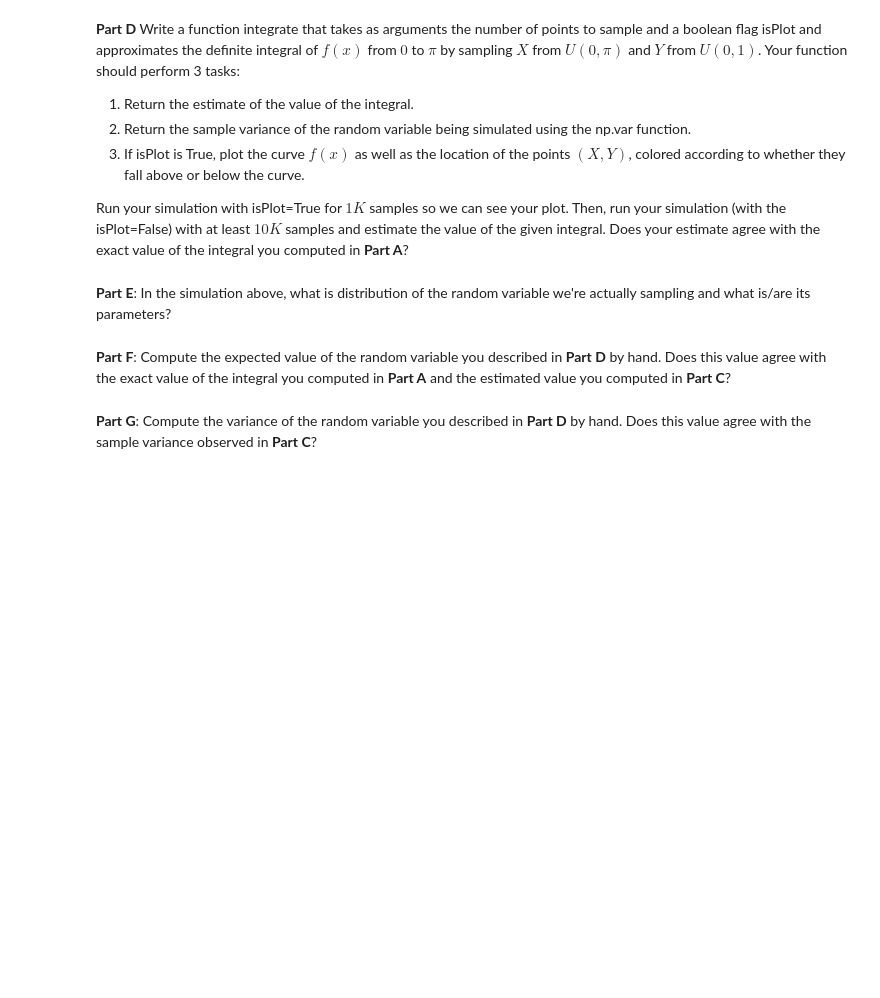
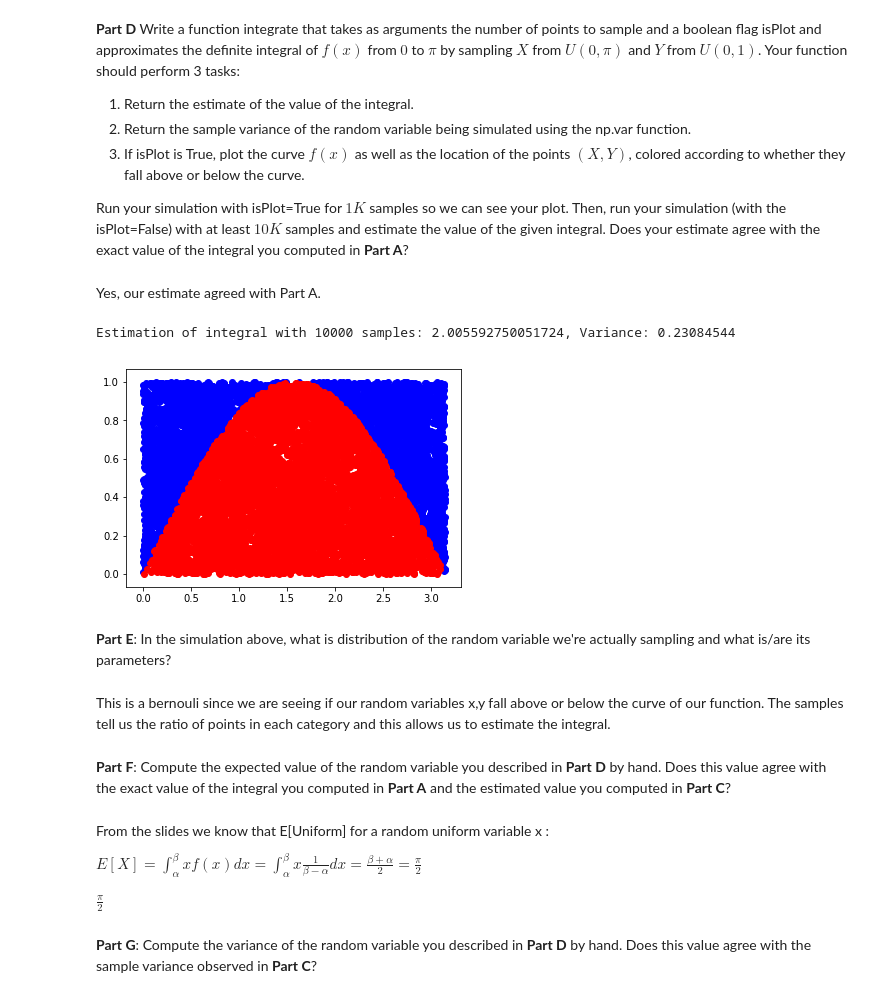
Before and after one commit to kicksent/csci3022-Trierweiler, a Jupyter notebook: homework/homework4/hmwk04_Lastname_Firstname.ipynb, the cells around one changed output. Saved outputs shown, nothing was run; the diff lists cells and outputs as text; code cells hidden in the pictures; blank space fills up the shorter version.

```diff
--- a/homework/homework4/hmwk04_Lastname_Firstname.ipynb
+++ b/homework/homework4/hmwk04_Lastname_Firstname.ipynb
@@ -44,16 +74,41 @@ $F(x) = -cos(pi) - (-cos(0)) = 2$
 4. If isPlot is True, plot the curve $f(x)$ as well as the location of the points $(X,Y)$, colored according to whether they fall above or below the curve.
 
 Run your simulation with isPlot=True for $1K$ samples so we can see your plot. Then, run your simulation (with the isPlot=False) with at least $10K$ samples and estimate the value of the given integral.  Does your estimate agree with the exact value of the integral you computed in **Part A**?
-# %%
-def integrate(num_samples=int(1e2), isPlot=False):
-    # TO DO
-    estimate = 1.0
-    sample_var = 1.0
-    return estimate, sample_var
+# %% [markdown]
+Yes, our estimate agreed with Part A.
+# %%
+def integrate(num_samples=int(10000), isPlot=False):
+    x = np.array([np.random.uniform(0,np.pi) for i in range(num_samples)])
+    #x = np.random.uniform(0,np.pi)
+    y = np.array([np.random.uniform(0,1) for i in range(num_samples)])
+    bluex = np.extract(y > np.sin(x), x)
+    bluey = np.extract(y > np.sin(x), y)
+    redx = np.extract(y <= np.sin(x), x)
+    redy = np.extract(y <= np.sin(x), y)
+    if(isPlot == True):
+        plt.scatter(bluex,bluey, color="blue")
+        plt.scatter(redx,redy, color = "red")
+    estimate = np.pi * len(redx)/len(x)
+    var_arr = np.array(y <= np.sin(x))
+    sample_var = np.var(var_arr)
+    return estimate, sample_var
+est, var = integrate(isPlot = True)
+print("Estimation of integral with 10000 samples: {}, Variance: {}".format(est, var))
+# %% [output]
+Estimation of integral with 10000 samples: 2.005592750051724, Variance: 0.23084544
+[figure, added]
 # %% [markdown]
 **Part E**: In the simulation above, what is distribution of the random variable we're actually sampling and what is/are its parameters?
+# %% [markdown]
+This is a bernouli since we are seeing if our random variables x,y fall above or below the curve of our function. The samples tell us the ratio of points in each category and this allows us to estimate the integral.
 # %% [markdown]
 **Part F**: Compute the expected value of the random variable you described in **Part D** by hand.  Does this value agree with the exact value of the integral you computed in **Part A** and the estimated value you computed in **Part C**?
+# %% [markdown]
+From the slides we know that E[Uniform] for a random uniform variable x :
+
+$E[X] = \int_\alpha^\beta x f(x)dx = \int_\alpha^\beta x \frac{1}{\beta - \alpha}dx = \frac{\beta + \alpha} {2} = \frac{\pi}{2}$
+
+$\frac{\pi}{2} $
 # %% [markdown]
 **Part G**: Compute the variance of the random variable you described in **Part D** by hand.  Does this value agree with the sample variance observed in **Part C**?
 # %% [markdown]
```
Also changed, not shown: parts of 23 cells of this notebook, 2 other files.
